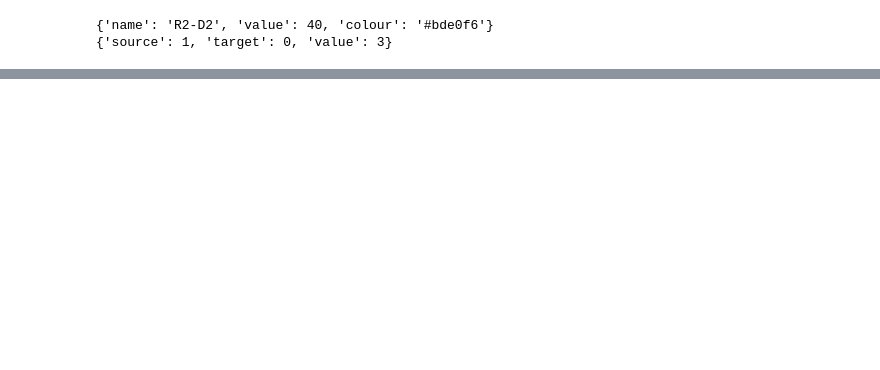
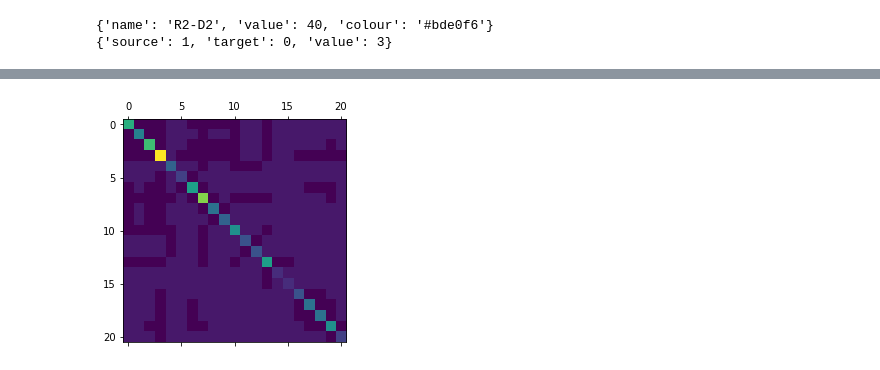
Before and after one commit to jonathan-conover1/CMPE-256, a Jupyter notebook: OG_Triloy_Graph_Analysis.ipynb, the cells around one changed output, grey strips where cells are left out. Cells and saved outputs as stored; diff of their text form; code cells hidden in the pictures; blank space fills up the shorter version.

```diff
--- a/OG_Triloy_Graph_Analysis.ipynb
+++ b/OG_Triloy_Graph_Analysis.ipynb
@@ -100,0 +173,5 @@ BarGraphData(ranks, "Page Rank", "Characters", "Rank Values")
+# %%
+# laplacian matrix
+L = D - W
+print('laplacian matrix:')
+print(L)
@@ -100,0 +196,6 @@ BarGraphData(ranks, "Page Rank", "Characters", "Rank Values")
+# %%
+# Visualize the Laplacian Matrix
+plt.matshow(L)
+plt.show()
+# %% [output]
+[figure, added]
```
Also changed, not shown: parts of 16 cells of this notebook, 2 other files.
